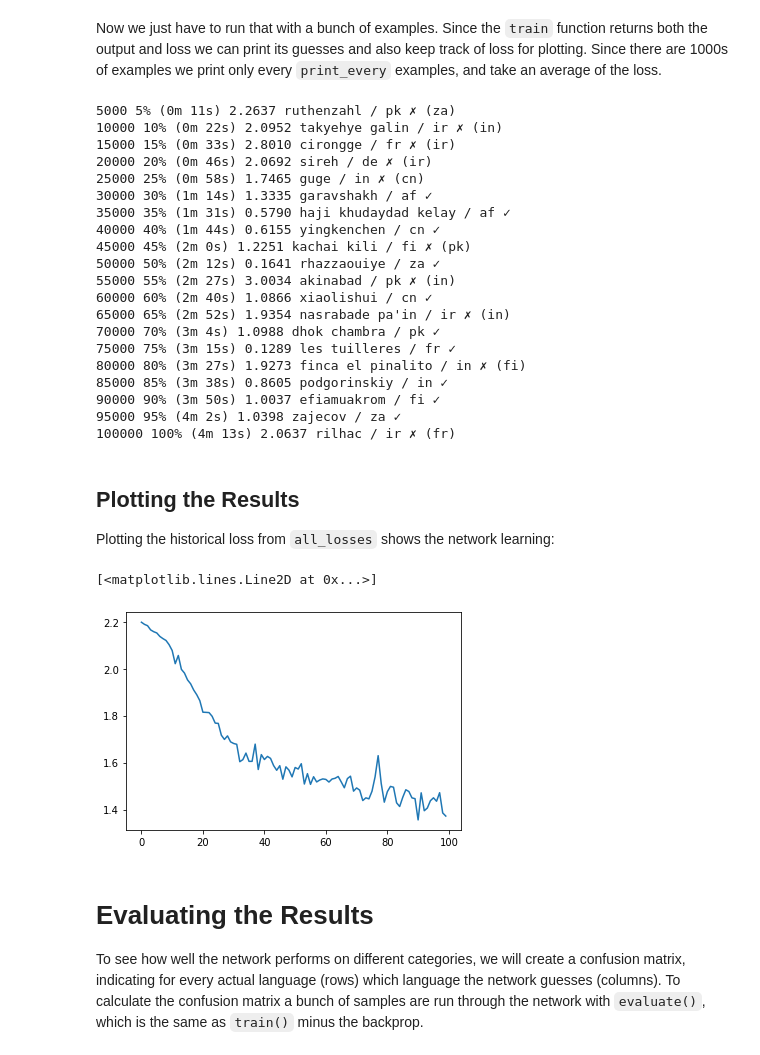
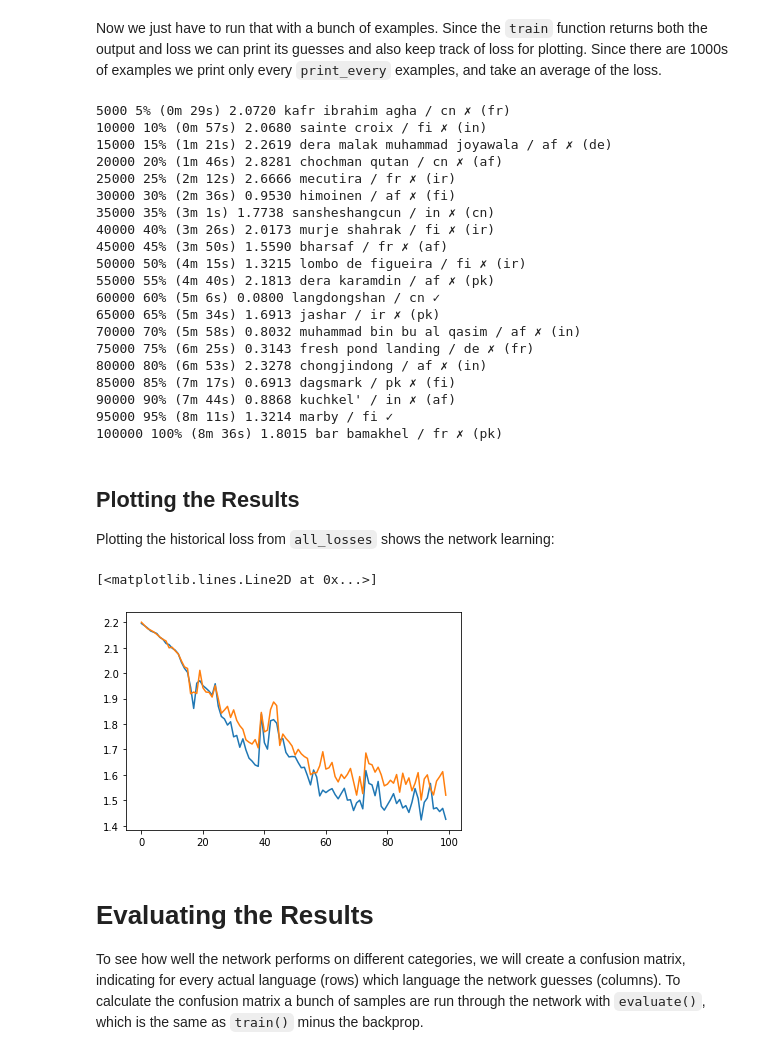
Before and after one commit to tareksanger/COMP4102_Programming_A2, a Jupyter notebook: A2Part2.ipynb, the cells around one changed output. Saved outputs shown, nothing was run; the diff lists cells and outputs as text; code cells hidden in the pictures.

```diff
--- a/A2Part2.ipynb
+++ b/A2Part2.ipynb
@@ -346,6 +346,17 @@ def train(category_tensor, line_tensor):
         p.data.add_(p.grad.data, alpha=-learning_rate)
 
     return output, loss.item()
+
+def loss_evaluate(category_tensor, line_tensor):
+    hidden = rnn.initHidden()
+
+    for i in range(line_tensor.size()[0]):
+        output, hidden = rnn(line_tensor[i], hidden)
+
+    loss = criterion(output, category_tensor)
+    loss.backward()
+
+    return loss.item()
 # %% [markdown]
 Now we just have to run that with a bunch of examples. Since the
 ``train`` function returns both the output and loss we can print its
@@ -364,7 +375,9 @@ plot_every = 1000
 
 # Keep track of losses for plotting
 current_loss = 0
+current_val_loss = 0
 all_losses = []
+all_val_losses = []
 
 def timeSince(since):
     now = time.time()
@@ -379,6 +392,9 @@ for iter in range(1, n_iters + 1):
     category, line, category_tensor, line_tensor = randomTrainingExample()
     output, loss = train(category_tensor, line_tensor)
     current_loss += loss
+    category, line, category_tensor, line_tensor = randomValExample()
+    val_loss = loss_evaluate(category_tensor, line_tensor)
+    current_val_loss += val_loss
 
     # Print iter number, loss, name and guess
     if iter % print_every == 0:
@@ -390,27 +406,29 @@ for iter in range(1, n_iters + 1):
     if iter % plot_every == 0:
         all_losses.append(current_loss / plot_every)
         current_loss = 0
+        all_val_losses.append(current_val_loss / plot_every)
+        current_val_loss = 0
 # %% [output]
-5000 5% (0m 11s) 2.2637 ruthenzahl / pk ✗ (za)
-10000 10% (0m 22s) 2.0952 takyehye galin / ir ✗ (in)
-15000 15% (0m 33s) 2.8010 cirongge / fr ✗ (ir)
-20000 20% (0m 46s) 2.0692 sireh / de ✗ (ir)
-25000 25% (0m 58s) 1.7465 guge / in ✗ (cn)
-30000 30% (1m 14s) 1.3335 garavshakh / af ✓
-35000 35% (1m 31s) 0.5790 haji khudaydad kelay / af ✓
-40000 40% (1m 44s) 0.6155 yingkenchen / cn ✓
-45000 45% (2m 0s) 1.2251 kachai kili / fi ✗ (pk)
-50000 50% (2m 12s) 0.1641 rhazzaouiye / za ✓
-55000 55% (2m 27s) 3.0034 akinabad / pk ✗ (in)
-60000 60% (2m 40s) 1.0866 xiaolishui / cn ✓
-65000 65% (2m 52s) 1.9354 nasrabade pa'in / ir ✗ (in)
-70000 70% (3m 4s) 1.0988 dhok chambra / pk ✓
-75000 75% (3m 15s) 0.1289 les tuilleres / fr ✓
-80000 80% (3m 27s) 1.9273 finca el pinalito / in ✗ (fi)
-85000 85% (3m 38s) 0.8605 podgorinskiy / in ✓
-90000 90% (3m 50s) 1.0037 efiamuakrom / fi ✓
-95000 95% (4m 2s) 1.0398 zajecov / za ✓
-100000 100% (4m 13s) 2.0637 rilhac / ir ✗ (fr)
+5000 5% (0m 29s) 2.0720 kafr ibrahim agha / cn ✗ (fr)
+10000 10% (0m 57s) 2.0680 sainte croix / fi ✗ (in)
+15000 15% (1m 21s) 2.2619 dera malak muhammad joyawala / af ✗ (de)
+20000 20% (1m 46s) 2.8281 chochman qutan / cn ✗ (af)
+25000 25% (2m 12s) 2.6666 mecutira / fr ✗ (ir)
+30000 30% (2m 36s) 0.9530 himoinen / af ✗ (fi)
+35000 35% (3m 1s) 1.7738 sansheshangcun / in ✗ (cn)
+40000 40% (3m 26s) 2.0173 murje shahrak / fi ✗ (ir)
+45000 45% (3m 50s) 1.5590 bharsaf / fr ✗ (af)
+50000 50% (4m 15s) 1.3215 lombo de figueira / fi ✗ (ir)
+55000 55% (4m 40s) 2.1813 dera karamdin / af ✗ (pk)
+60000 60% (5m 6s) 0.0800 langdongshan / cn ✓
+65000 65% (5m 34s) 1.6913 jashar / ir ✗ (pk)
+70000 70% (5m 58s) 0.8032 muhammad bin bu al qasim / af ✗ (in)
+75000 75% (6m 25s) 0.3143 fresh pond landing / de ✗ (fr)
+80000 80% (6m 53s) 2.3278 chongjindong / af ✗ (in)
+85000 85% (7m 17s) 0.6913 dagsmark / pk ✗ (fi)
+90000 90% (7m 44s) 0.8868 kuchkel' / in ✗ (af)
+95000 95% (8m 11s) 1.3214 marby / fi ✓
+100000 100% (8m 36s) 1.8015 bar bamakhel / fr ✗ (pk)
 # %% [markdown]
 Plotting the Results
 --------------------
@@ -420,12 +438,13 @@ learning:
 # %%
 import matplotlib.pyplot as plt
 import matplotlib.ticker as ticker
 
 plt.figure()
 plt.plot(all_losses)
+plt.plot(all_val_losses)
 # %% [output]
 [<matplotlib.lines.Line2D at 0x...>]
-[figure, old version]
+[figure, new version]
 # %% [markdown]
 Evaluating the Results
 ======================
```
Also changed, not shown: parts of 5 cells of this notebook.
